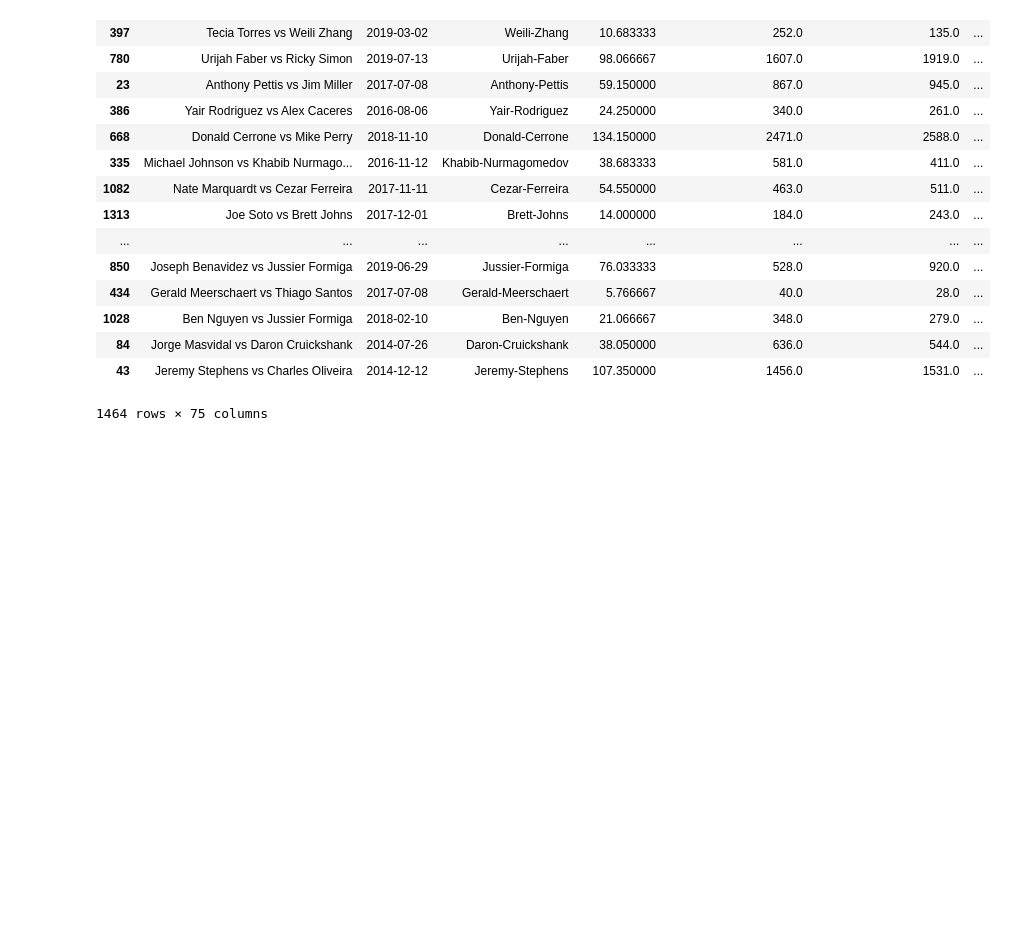
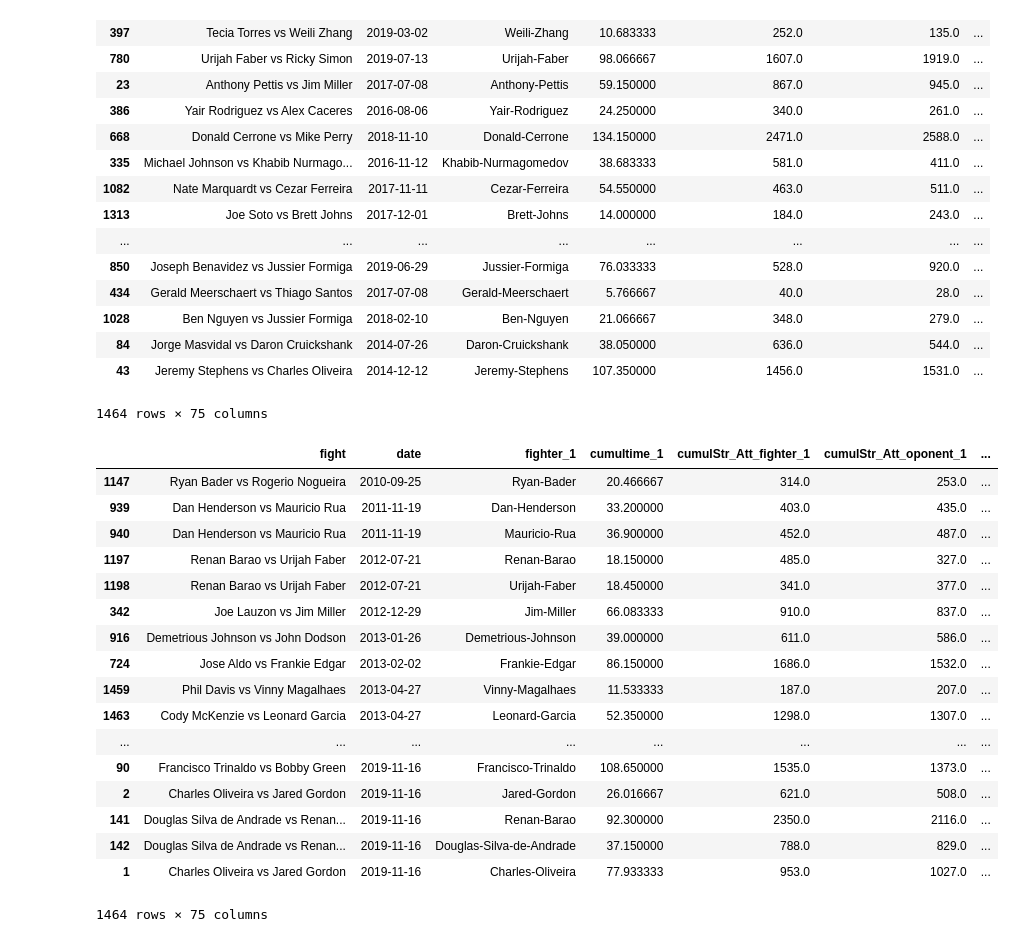
Before and after one commit to hmnathel/UFC_predict, a Jupyter notebook: more_cleaning.ipynb, the cells around one changed output. Drawn from its saved outputs; the diff is of its cells as text; code cells hidden in the pictures; blank space fills up the shorter version.

```diff
--- a/more_cleaning.ipynb
+++ b/more_cleaning.ipynb
@@ -327,3 +327,24 @@ real_model_df
 1464 rows × 75 columns
 # %%
 real_model_df.to_csv('real_model_df.csv')
+# %%
+real_model_df.sort_values(by='date')
+# %% [output]
+|  | fight | date | fighter_1 | cumultime_1 | cumulStr_Att_fighter_1 | cumulStr_Att_oponent_1 | ... |
+| 1147 | Ryan Bader vs Rogerio Nogueira | 2010-09-25 | Ryan-Bader | 20.466667 | 314.0 | 253.0 | ... |
+| 939 | Dan Henderson vs Mauricio Rua | 2011-11-19 | Dan-Henderson | 33.200000 | 403.0 | 435.0 | ... |
+| 940 | Dan Henderson vs Mauricio Rua | 2011-11-19 | Mauricio-Rua | 36.900000 | 452.0 | 487.0 | ... |
+| 1197 | Renan Barao vs Urijah Faber | 2012-07-21 | Renan-Barao | 18.150000 | 485.0 | 327.0 | ... |
+| 1198 | Renan Barao vs Urijah Faber | 2012-07-21 | Urijah-Faber | 18.450000 | 341.0 | 377.0 | ... |
+| 342 | Joe Lauzon vs Jim Miller | 2012-12-29 | Jim-Miller | 66.083333 | 910.0 | 837.0 | ... |
+| 916 | Demetrious Johnson vs John Dodson | 2013-01-26 | Demetrious-Johnson | 39.000000 | 611.0 | 586.0 | ... |
+| 724 | Jose Aldo vs Frankie Edgar | 2013-02-02 | Frankie-Edgar | 86.150000 | 1686.0 | 1532.0 | ... |
+| 1459 | Phil Davis vs Vinny Magalhaes | 2013-04-27 | Vinny-Magalhaes | 11.533333 | 187.0 | 207.0 | ... |
+| 1463 | Cody McKenzie vs Leonard Garcia | 2013-04-27 | Leonard-Garcia | 52.350000 | 1298.0 | 1307.0 | ... |
+| ... | ... | ... | ... | ... | ... | ... | ... |
+| 90 | Francisco Trinaldo vs Bobby Green | 2019-11-16 | Francisco-Trinaldo | 108.650000 | 1535.0 | 1373.0 | ... |
+| 2 | Charles Oliveira vs Jared Gordon | 2019-11-16 | Jared-Gordon | 26.016667 | 621.0 | 508.0 | ... |
+| 141 | Douglas Silva de Andrade vs Renan... | 2019-11-16 | Renan-Barao | 92.300000 | 2350.0 | 2116.0 | ... |
+| 142 | Douglas Silva de Andrade vs Renan... | 2019-11-16 | Douglas-Silva-de-Andrade | 37.150000 | 788.0 | 829.0 | ... |
+| 1 | Charles Oliveira vs Jared Gordon | 2019-11-16 | Charles-Oliveira | 77.933333 | 953.0 | 1027.0 | ... |
+1464 rows × 75 columns
```
